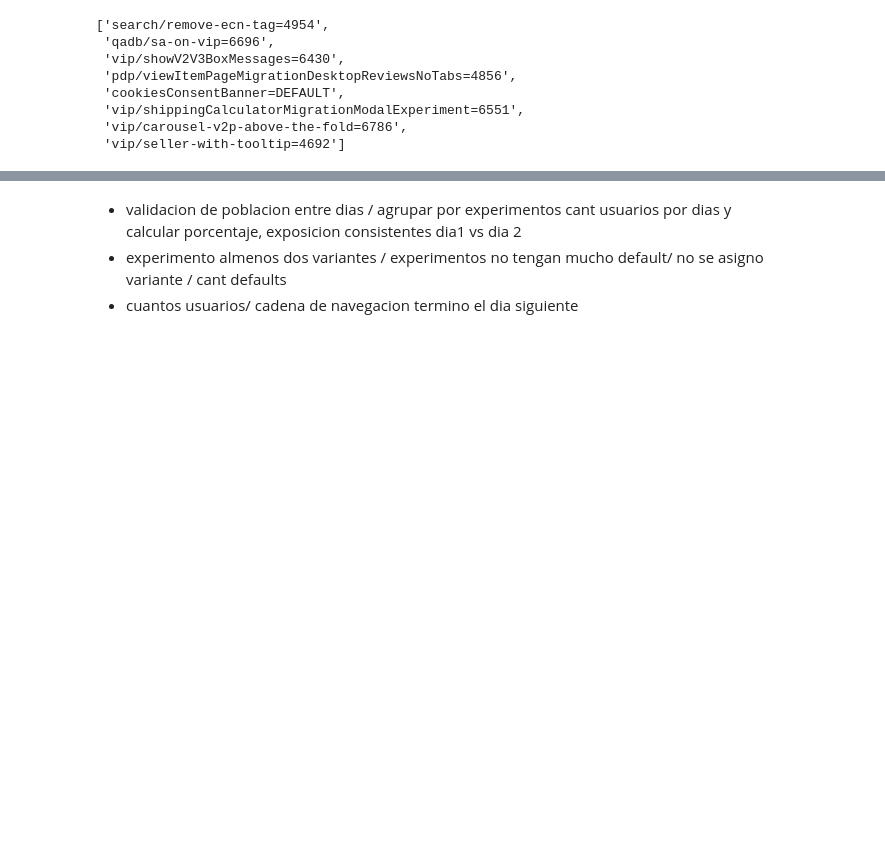
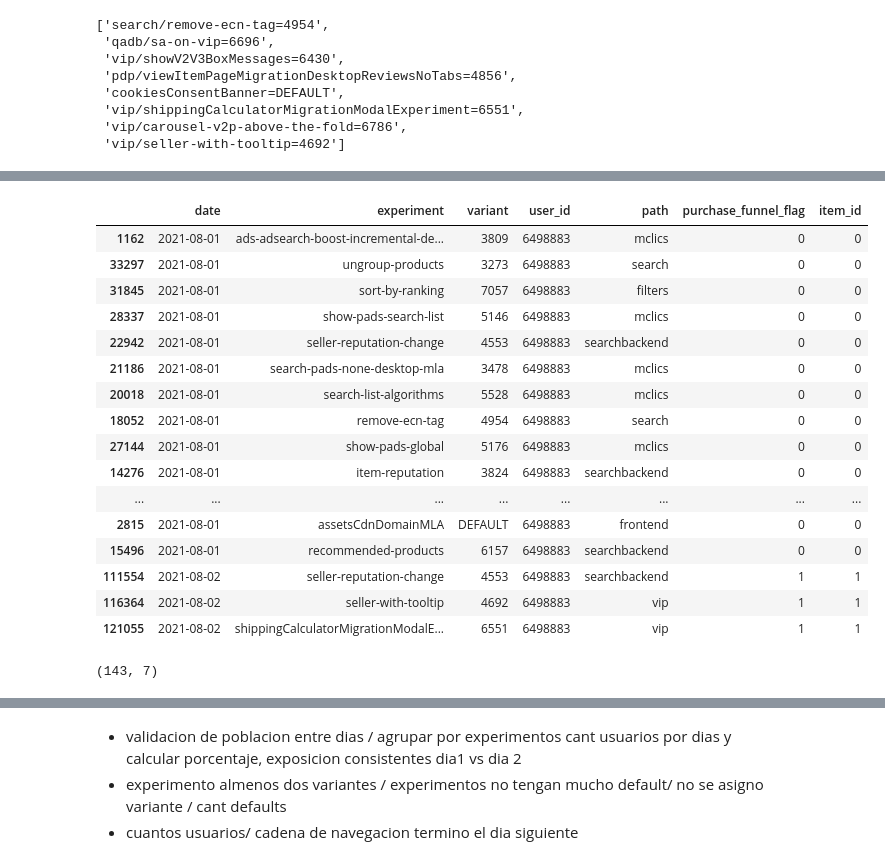
Before and after one commit to jmpaiba123/AB_Testing_Meli, a Jupyter notebook: jupyter_notebooks/AB_testing_meli.ipynb, the cells around one changed output, grey strips where cells are left out. Cells and saved outputs as stored; diff of their text form; code cells hidden in the pictures; blank space fills up the shorter version.

```diff
--- a/jupyter_notebooks/AB_testing_meli.ipynb
+++ b/jupyter_notebooks/AB_testing_meli.ipynb
@@ -345,0 +384,21 @@ df_exploded[df_exploded.user_id == 466].sort_values(by='datetime')
+# %%
+#df_grouped[df_grouped.user_id == 466].sort_values(by='experiment')
+df_grouped[df_grouped.user_id == 6498883].sort_values(by='date').head(20)
+# %% [output]
+|  | date | experiment | variant | user_id | path | purchase_funnel_flag | item_id |
+| 1162 | 2021-08-01 | ads-adsearch-boost-incremental-de... | 3809 | 6498883 | mclics | 0 | 0 |
+| 33297 | 2021-08-01 | ungroup-products | 3273 | 6498883 | search | 0 | 0 |
+| 31845 | 2021-08-01 | sort-by-ranking | 7057 | 6498883 | filters | 0 | 0 |
+| 28337 | 2021-08-01 | show-pads-search-list | 5146 | 6498883 | mclics | 0 | 0 |
+| 22942 | 2021-08-01 | seller-reputation-change | 4553 | 6498883 | searchbackend | 0 | 0 |
+| 21186 | 2021-08-01 | search-pads-none-desktop-mla | 3478 | 6498883 | mclics | 0 | 0 |
+| 20018 | 2021-08-01 | search-list-algorithms | 5528 | 6498883 | mclics | 0 | 0 |
+| 18052 | 2021-08-01 | remove-ecn-tag | 4954 | 6498883 | search | 0 | 0 |
+| 27144 | 2021-08-01 | show-pads-global | 5176 | 6498883 | mclics | 0 | 0 |
+| 14276 | 2021-08-01 | item-reputation | 3824 | 6498883 | searchbackend | 0 | 0 |
+| ... | ... | ... | ... | ... | ... | ... | ... |
+| 2815 | 2021-08-01 | assetsCdnDomainMLA | DEFAULT | 6498883 | frontend | 0 | 0 |
+| 15496 | 2021-08-01 | recommended-products | 6157 | 6498883 | searchbackend | 0 | 0 |
+| 111554 | 2021-08-02 | seller-reputation-change | 4553 | 6498883 | searchbackend | 1 | 1 |
+| 116364 | 2021-08-02 | seller-with-tooltip | 4692 | 6498883 | vip | 1 | 1 |
+| 121055 | 2021-08-02 | shippingCalculatorMigrationModalE... | 6551 | 6498883 | vip | 1 | 1 |
@@ -345,0 +412,4 @@ df_exploded[df_exploded.user_id == 466].sort_values(by='datetime')
+# %%
+df_grouped_00.shape
+# %% [output]
+(143, 7)
```
Also changed, not shown: parts of 27 cells of this notebook, 2 other files.
